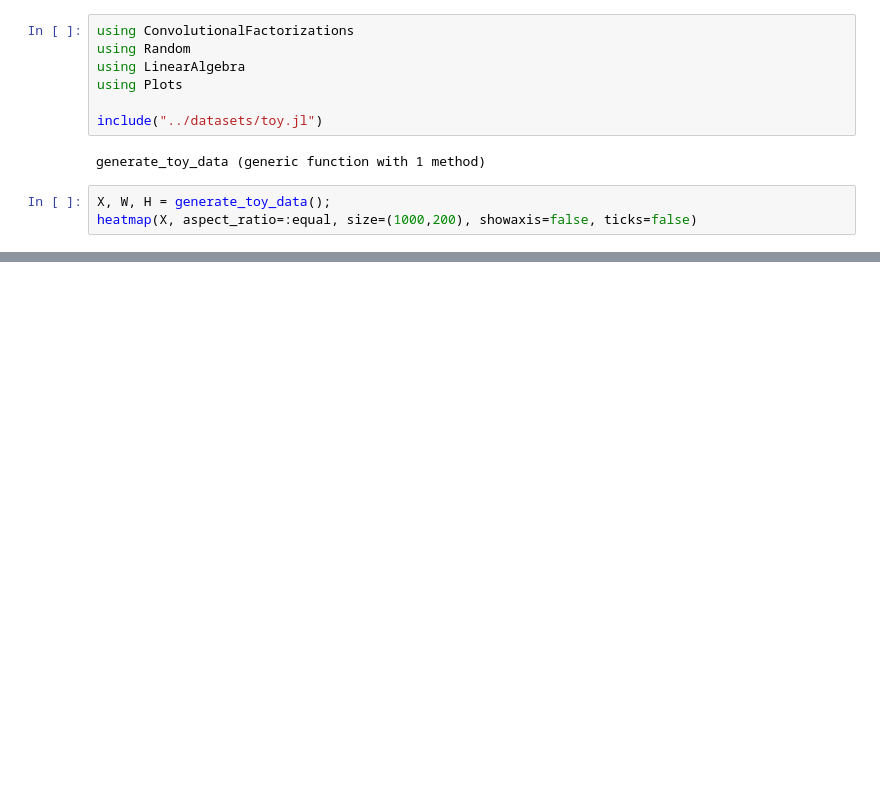
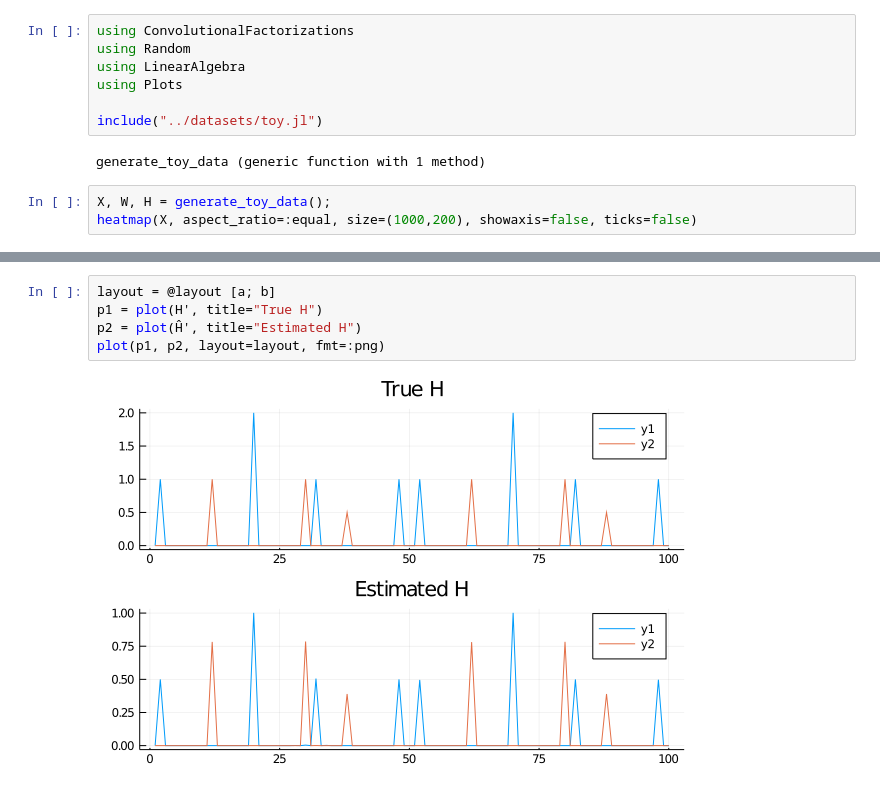
Before and after one commit to degleris1/ConvolutionalFactorizations.jl, a Jupyter notebook: examples/masked-loss.ipynb, the cells around one changed output, grey strips where cells are left out. Cells and saved outputs as stored; diff of their text form; blank space fills up the shorter version.

```diff
--- a/examples/masked-loss.ipynb
+++ b/examples/masked-loss.ipynb
@@ -36,0 +46,7 @@ size(mask) = (7, 250)
+# %%
+layout = @layout [a; b]
+p1 = plot(H', title="True H")
+p2 = plot(Ĥ', title="Estimated H")
+plot(p1, p2, layout=layout, fmt=:png)
+# %% [output]
+[figure, added]
```
Also changed, not shown: parts of 2 cells of this notebook, 3 other files.
